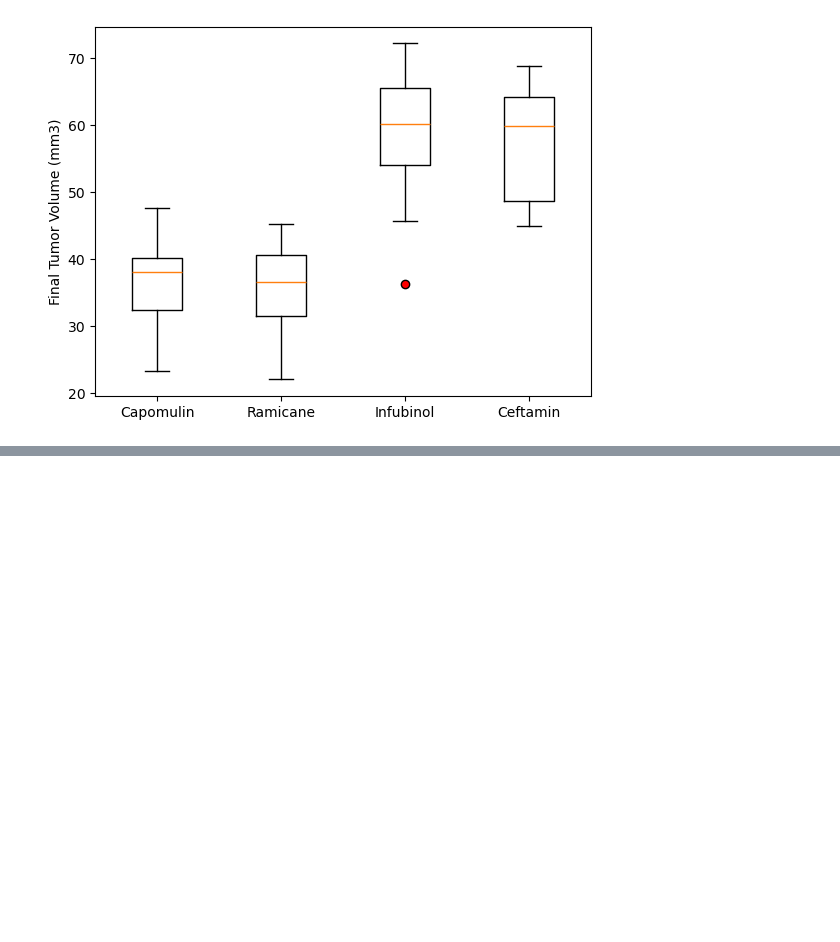
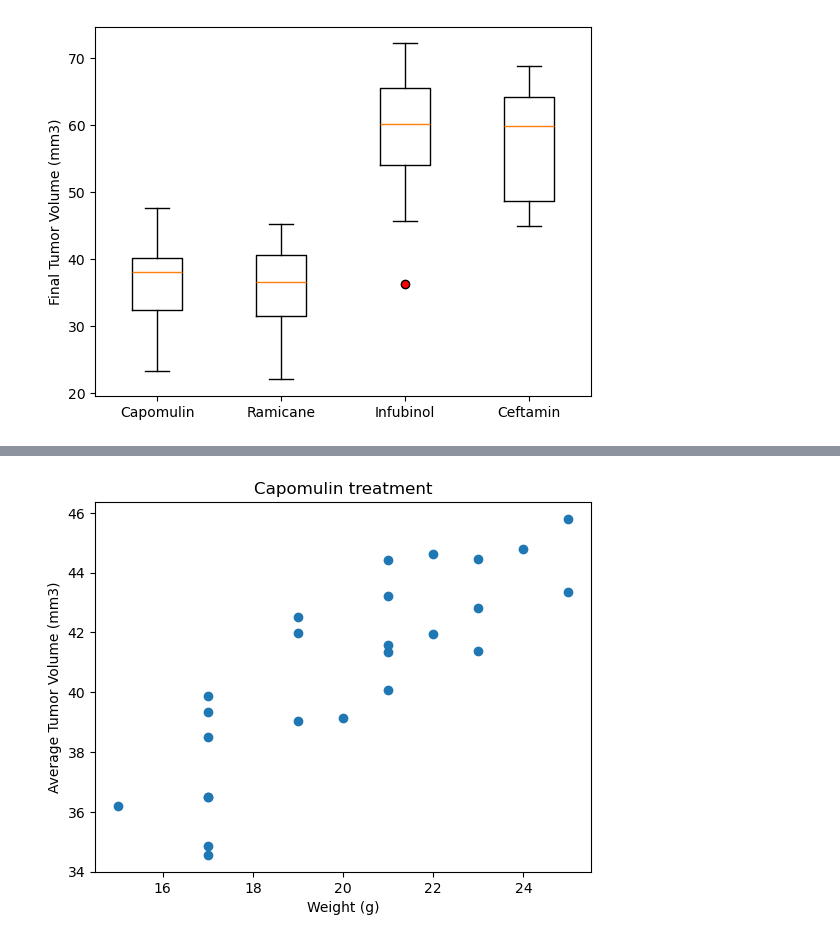
Before and after one commit to danielmolina81/visualization-challenge, a Jupyter notebook: pymaceuticals.ipynb, the cells around one changed output, grey strips where cells are left out. Cells and saved outputs as stored; diff of their text form; code cells hidden in the pictures; blank space fills up the shorter version.

```diff
--- a/pymaceuticals.ipynb
+++ b/pymaceuticals.ipynb
@@ -273,0 +263,5 @@ plt.show()
+# %%
+# Identify mouse ids of mice treated with Capomulin
+mice_capomulin = clean_complete_data.loc[clean_complete_data["Drug Regimen"]=="Capomulin"]
+mouse_ids_capomulin = mice_capomulin["Mouse ID"].unique()
+mouse_ids_capomulin
@@ -273,0 +300,14 @@ plt.show()
+# %%
+# Calculate average tumor volume and weight for mice treated with Capomulin
+average_tumor_capomulin = mice_capomulin.groupby("Mouse ID")["Tumor Volume (mm3)"].mean()
+average_weight_capomulin = mice_capomulin.groupby("Mouse ID")["Weight (g)"].mean()
+
+# Generate a scatter plot to observe mouse weight vs. average tumor volume for the Capomulin regimen
+plt.scatter(average_weight_capomulin, average_tumor_capomulin)
+plt.title("Capomulin treatment")
+plt.xlabel("Weight (g)")
+plt.ylabel("Average Tumor Volume (mm3)")
+plt.tight_layout
+plt.show()
+# %% [output]
+[figure, added]
```
Also changed, not shown: parts of 9 cells of this notebook, 1 other file.
